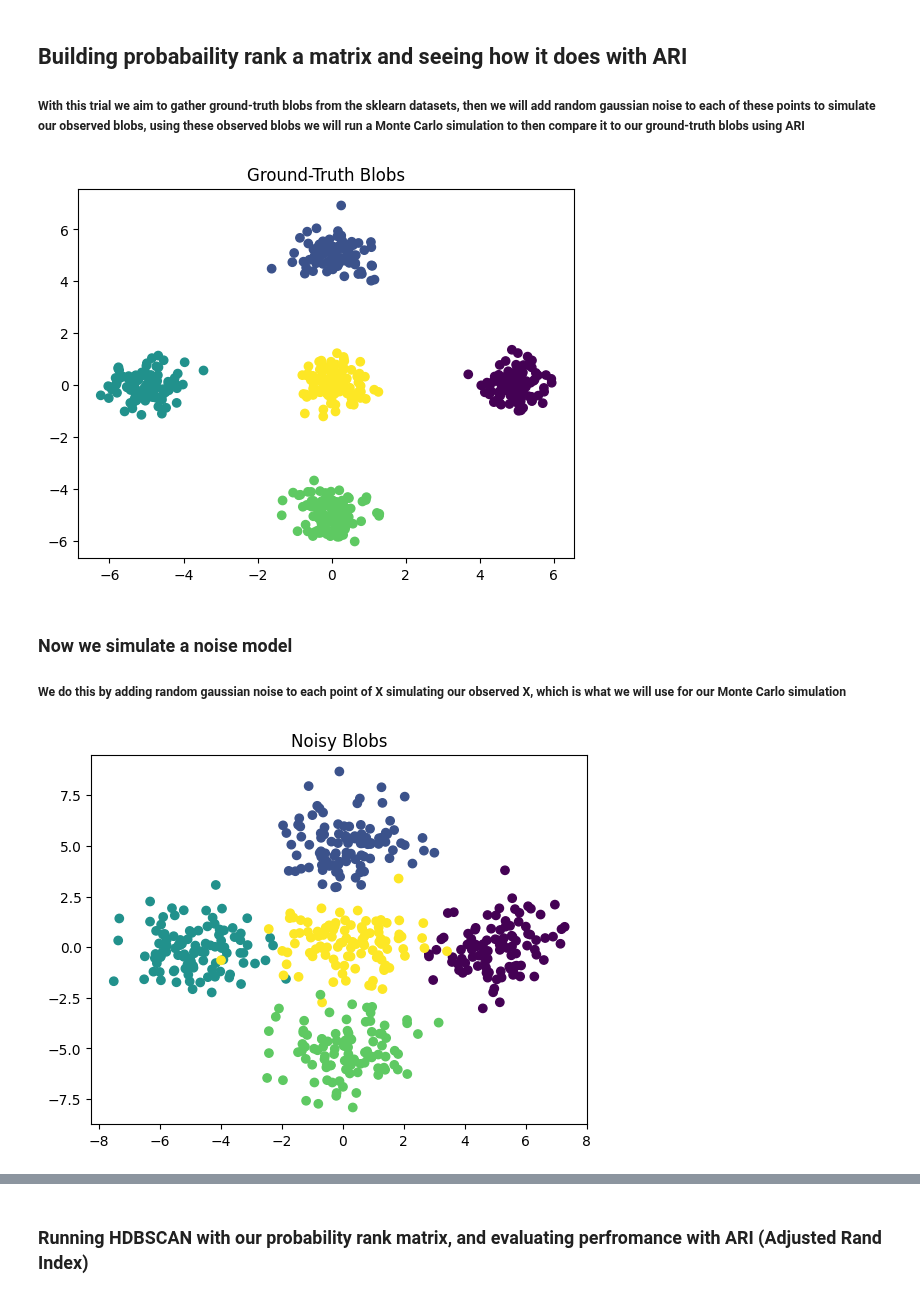
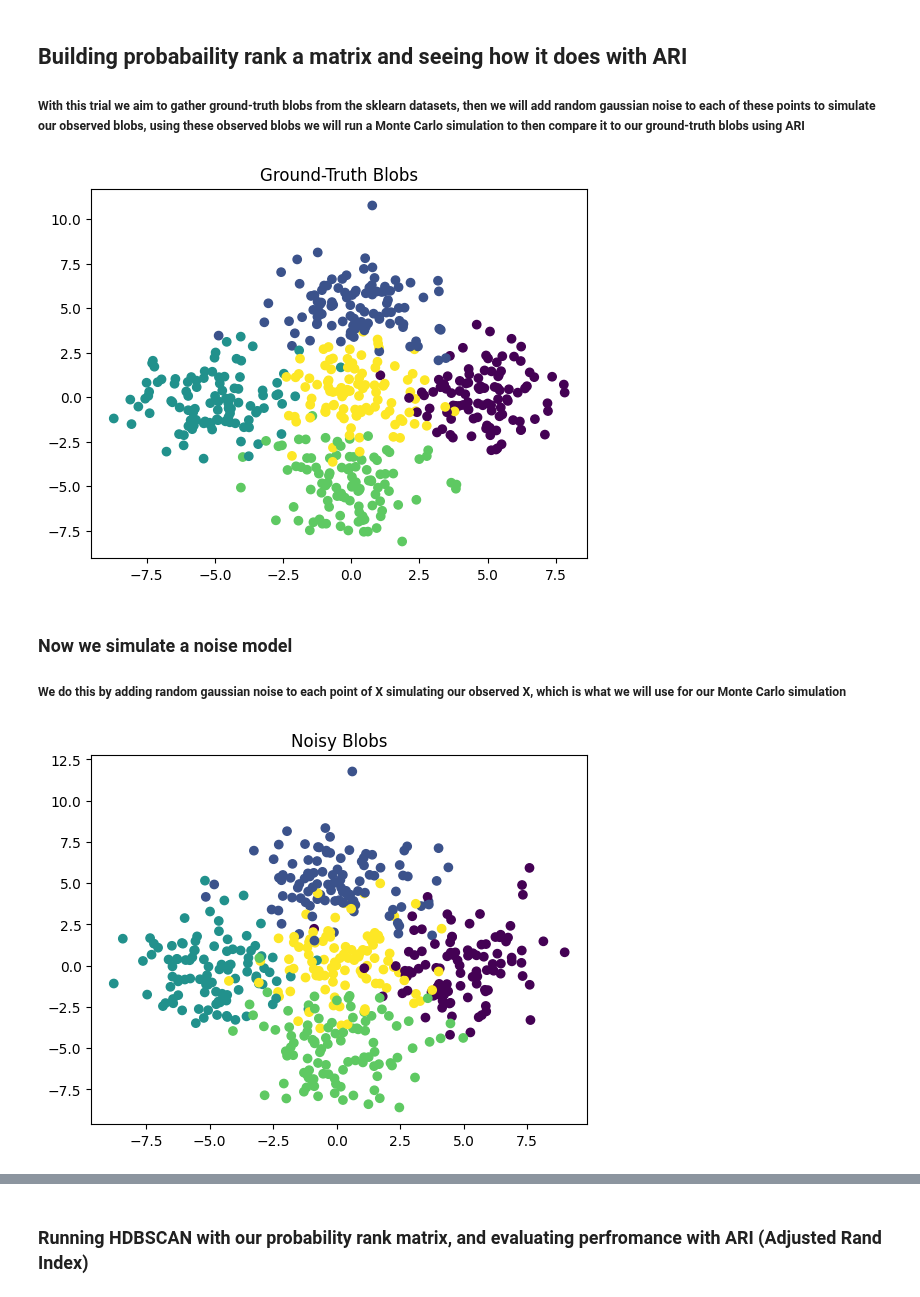
Before and after one commit to RobinB1lo/New-HDBSCAN, a Jupyter notebook: trials/probability_rank.ipynb, the cells around one changed output, grey strips where cells are left out. Cells and saved outputs as stored; diff of their text form; code cells hidden in the pictures.

```diff
--- a/trials/probability_rank.ipynb
+++ b/trials/probability_rank.ipynb
@@ -4,19 +4,19 @@
 # %%
 from sklearn.datasets import make_blobs
 import matplotlib.pyplot as plt
 
 X, true_labels = make_blobs(
     n_samples = 500,
     centers = [(5, 0), (0, 5), (-5, 0), (0, -5), (0, 0)],
-    cluster_std = 0.5,
+    cluster_std = 1.5,
     random_state = 42
 )
 
 plt.scatter(X[:,0], X[:,1], c=true_labels, cmap='viridis')
 plt.title("Ground-Truth Blobs")
 plt.show ()
 # %% [output]
-[figure, old version]
+[figure, new version]
 # %% [markdown]
 ### Now we simulate a noise model
 ##### We do this by adding random gaussian noise to each point of X simulating our observed X, which is what we will use for our Monte Carlo simulation
@@ -30,6 +30,6 @@ plt.scatter(X_obs[:,0], X_obs[:,1], c=true_labels, cmap="viridis")
 plt.title("Noisy Blobs")
 plt.show()
 # %% [output]
-[figure, old version]
+[figure, new version]
 # %% [markdown]
 ### With this noise model we can run a Monte Carlo simulation to build our probability rank matrix
```
Also changed, not shown: parts of 5 cells of this notebook.
